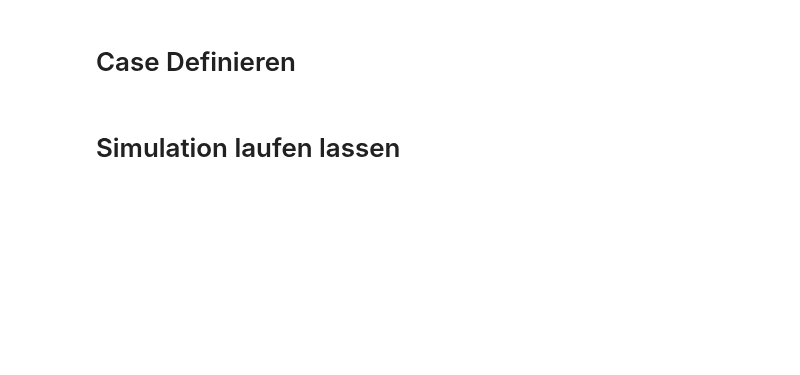
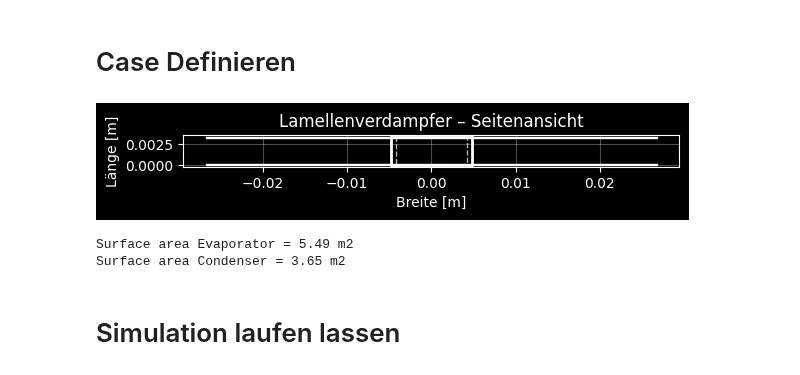
Before and after one commit to Lakito0100/MSE_VT1_luethluk, a Jupyter notebook: Examples/run_test/run_test_with_HP.ipynb, the cells around one changed output. Saved outputs shown, nothing was run; the diff lists cells and outputs as text; code cells hidden in the pictures; blank space fills up the shorter version.

```diff
--- a/Examples/run_test/run_test_with_HP.ipynb
+++ b/Examples/run_test/run_test_with_HP.ipynb
@@ -97,7 +97,6 @@ cfg = CaseConfig(
     fan_V0 = v_a*(geom.h_fin*geom.fin_gap()*geom.n_seg_r*geom.stacks),
     dp_clean = 40.0,
 
-
     # refrigerant data
     ref_str = refrigerant,
     T_tube = T_a,    # °C tube temperature
@@ -115,34 +114,38 @@ cfg = CaseConfig(
 
 HP = HeatPump(
     N_cond=N_cond,
     p_ref_cond = p_ref_cond,
     h_ref_cond = np.full(N_cond, h_ref_cond, dtype=float),
     T_wall = np.full(N_cond, T_in_water, dtype=float),
     T_water = np.full(N_cond, T_in_water, dtype=float),
 
     A_flow_cond = 0.01,
     t_plate = 0.001,
     height_cond=1.0,
     length_cond=0.5,
     n_plates=22,
     A_plate = 3.65,
     c_plate = 500,
     rho_plate = 8000.0,
     lamda_plate = 50.0,
 
     #water
     T_in_water = T_in_water,
     m_water = 1.0,
     c_water = 4200,
     rho_water = 997,
 
     #vent controller
-    use_controller = False
+    use_controller = True
 )
 
 plot.plot_finned_tube_side(geom)
 print(f"Surface area Evaporator = {geom.A_one_segment()*geom.n_seg_r*geom.n_seg_l*geom.stacks:.2f} m2")
 print(f"Surface area Condenser = {HP.A_plate:.2f} m2")
+# %% [output]
+[figure, added]
+Surface area Evaporator = 5.49 m2
+Surface area Condenser = 3.65 m2
 # %% [markdown]
 # Simulation laufen lassen
 # %%
```
Also changed, not shown: parts of 1 cell of this notebook, 3 other files.
